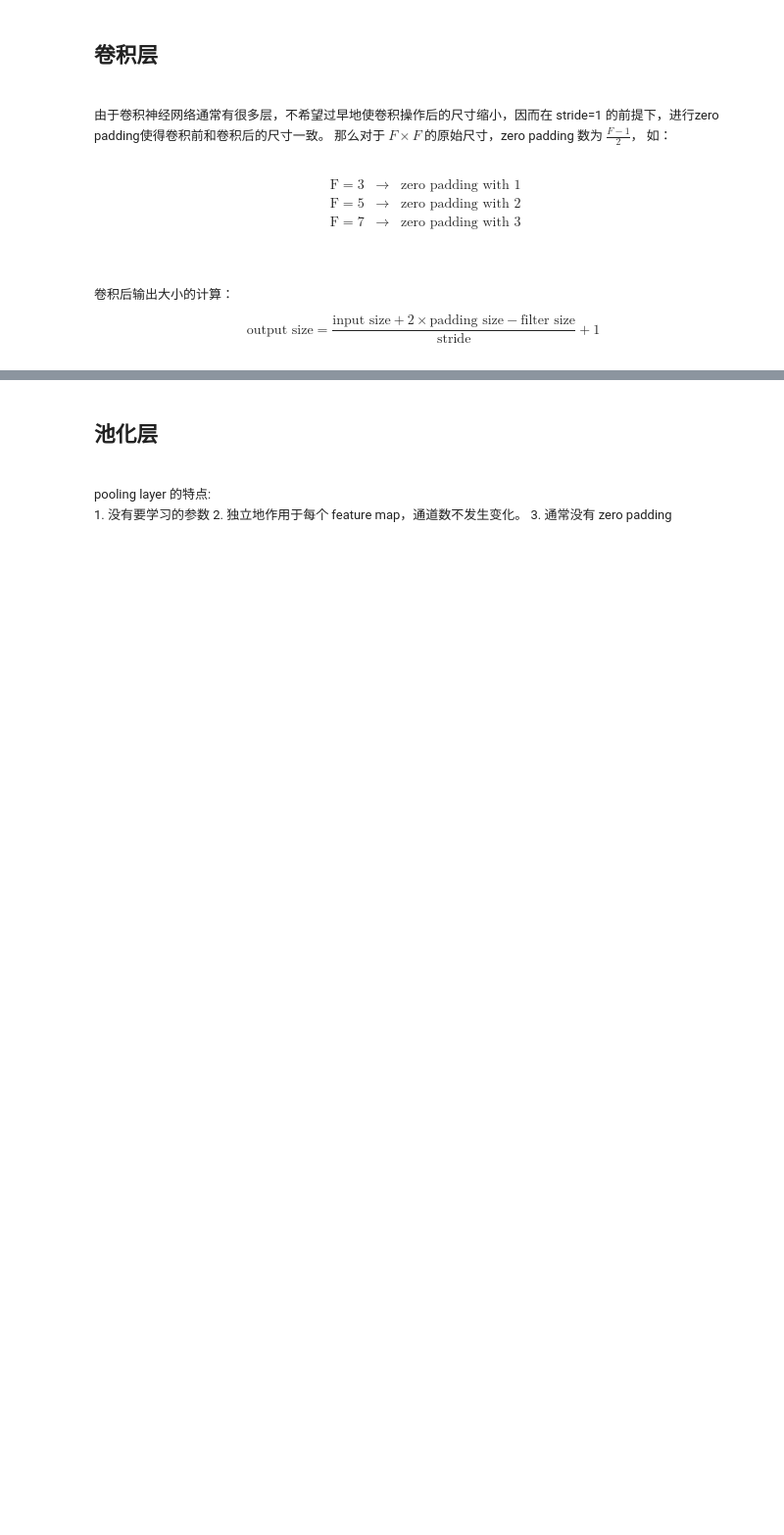
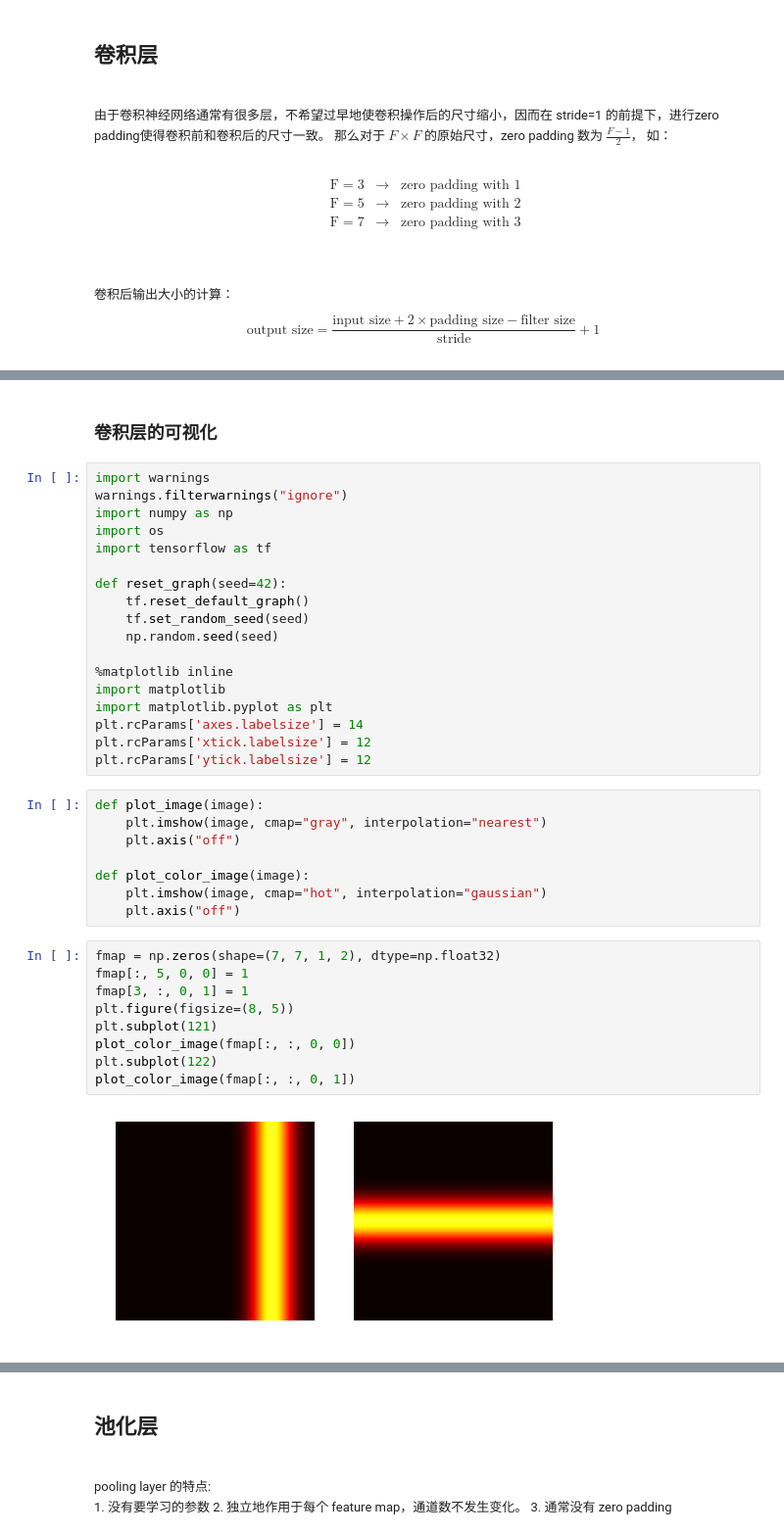
Before and after one commit to massquantity/DL_from_scratch_NOTE, a Jupyter notebook: CNN/CNN.ipynb, the cells around one changed output, grey strips where cells are left out. Shown: that part at 98% size. Saved outputs shown, nothing was run; the diff lists cells and outputs as text; blank space fills up the shorter version.

```diff
--- a/CNN/CNN.ipynb
+++ b/CNN/CNN.ipynb
@@ -25,3 +25,42 @@ $$
 卷积运算图示，分别加了 bias 和 batch：
 ![](https://raw.githubusercontent.com/massquantity/Deep_Learning_NOTES/master/pic/CNN/2.png)
 ![](https://raw.githubusercontent.com/massquantity/Deep_Learning_NOTES/master/pic/CNN/3.png)
+# %% [markdown]
+### 卷积层的可视化
+# %%
+import warnings
+warnings.filterwarnings("ignore")
+import numpy as np
+import os
+import tensorflow as tf
+
+def reset_graph(seed=42):
+    tf.reset_default_graph()
+    tf.set_random_seed(seed)
+    np.random.seed(seed)
+
+%matplotlib inline
+import matplotlib
+import matplotlib.pyplot as plt
+plt.rcParams['axes.labelsize'] = 14
+plt.rcParams['xtick.labelsize'] = 12
+plt.rcParams['ytick.labelsize'] = 12
+# %%
+def plot_image(image):
+    plt.imshow(image, cmap="gray", interpolation="nearest")
+    plt.axis("off")
+
+def plot_color_image(image):
+    plt.imshow(image, cmap="hot", interpolation="gaussian")
+    plt.axis("off")
+# %%
+fmap = np.zeros(shape=(7, 7, 1, 2), dtype=np.float32)
+fmap[:, 5, 0, 0] = 1
+fmap[3, :, 0, 1] = 1
+plt.figure(figsize=(8, 5))
+plt.subplot(121)
+plot_color_image(fmap[:, :, 0, 0])
+plt.subplot(122)
+plot_color_image(fmap[:, :, 0, 1])
+# %% [output]
+[figure, added]
```
Also changed, not shown: parts of 5 cells of this notebook.
